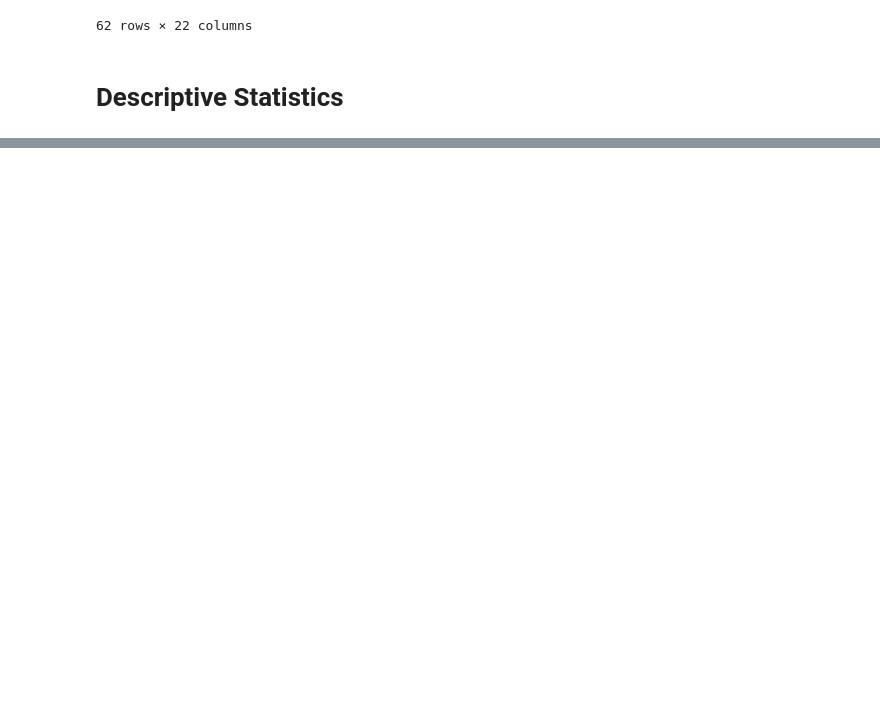
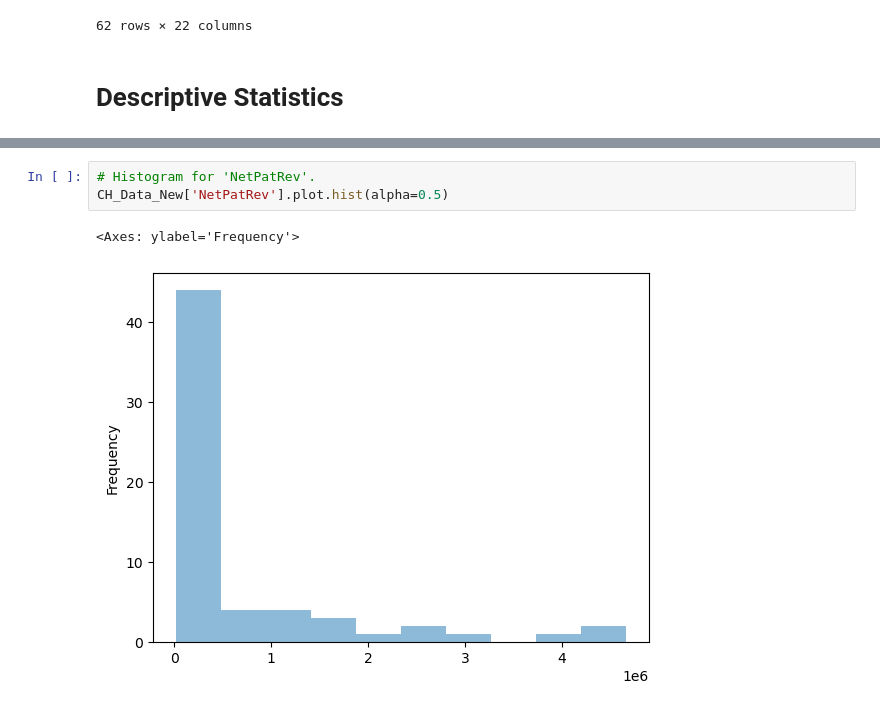
Before and after one commit to TheUltimateFishstick/week9labs, a Jupyter notebook: 09_Instructor_Lab_Morgan.ipynb, the cells around one changed output, grey strips where cells are left out. Cells and saved outputs as stored; diff of their text form; blank space fills up the shorter version.

```diff
--- a/09_Instructor_Lab_Morgan.ipynb
+++ b/09_Instructor_Lab_Morgan.ipynb
@@ -229,0 +264,6 @@ Create some visuals to explore the data:
+# %%
+# Histogram for 'NetPatRev'.
+CH_Data_New['NetPatRev'].plot.hist(alpha=0.5)
+# %% [output]
+<Axes: ylabel='Frequency'>
+[figure, added]
```
Also changed, not shown: parts of 41 cells of this notebook, 1 other file.
